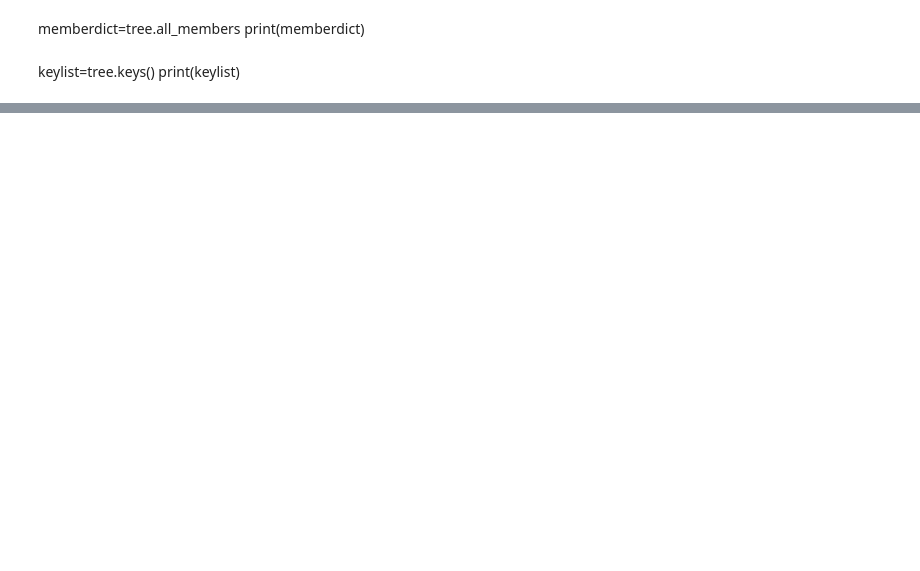
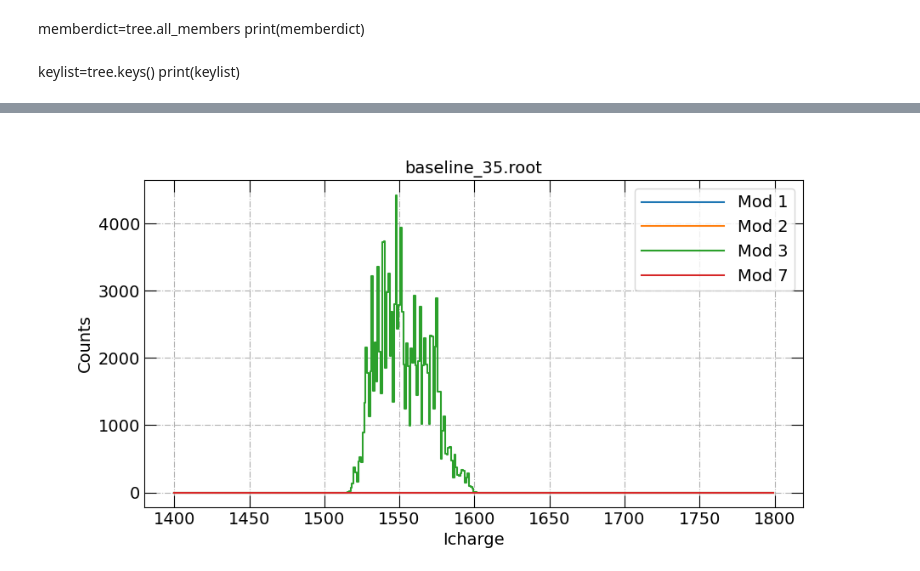
Before and after one commit to dolekVT/pymapmt, a Jupyter notebook: 01_maPMT.ipynb, the cells around one changed output, grey strips where cells are left out. Cells and saved outputs as stored; diff of their text form; code cells hidden in the pictures; blank space fills up the shorter version.

```diff
--- a/01_maPMT.ipynb
+++ b/01_maPMT.ipynb
@@ -38,0 +66,84 @@ Time taken to read and concatenate the data: 0.50 seconds
+# %%
+%matplotlib widget
+
+import os
+import uproot
+import awkward as ak
+import numpy as np
+import re
+# Define the path to the directory containing the ROOT files
+data_dir = '/home/fdolek/work/data/'
+
+# Get a list of all ROOT files in the directory
+root_files = [os.path.join(data_dir, f) for f in os.listdir(data_dir) if f.endswith('.root')]
+
+# Process all files or just a single file
+process_all_files = False
+single_file_name = 'baseline_35.root'
+
+for root_file in root_files:
+    if not process_all_files and os.path.basename(root_file) != single_file_name:
+        continue
+    print(root_file)
+    ###################### Your code here##################################
+
+    all_arrays = []
+    file = uproot.open(root_file)
+    tree = file["ntuple_sig"]
+    all_data = tree.arrays()
+    all_arrays += [ak.to_numpy(all_data[branch]) for branch in tree.keys()]
+
+    # Stack arrays horizontally
+    all_arrays_stacked = np.vstack(all_arrays)
+
+    smodule= all_arrays_stacked[64]
+    stype= all_arrays_stacked[65]
+    slen= all_arrays_stacked[66]
+    stime_sec_high= all_arrays_stacked[67]
+    stime_sec_low= all_arrays_stacked[68]
+    stime_16ns_high= all_arrays_stacked[69]
+    stime_16ns_low= all_arrays_stacked[70]
+    channels=all_arrays_stacked[:64]
+
+    low100 = stime_16ns_low <= 10
+    mid2000 = (stime_16ns_low >= 10) & (stime_16ns_low <= 2000)
+    high2000 = stime_16ns_low > 2000
+
+    mod1 = smodule == 1
+    mod2 = smodule == 2
+    mod3 = smodule == 3
+    mod7 = smodule == 7
+
+    def plot_histograms(channels, mod_masks, bin_range, bin_width, title):
+        fig, ax = plt.subplots()
+        fig.set_size_inches(10, 5)
+
+        for i, mod_mask in enumerate(mod_masks):
+            hist, bin_edges = np.histogram(channels[:, mod_mask[0] & high2000 ].flatten(), bins=int((bin_range[1]-bin_range[0])/bin_width), range=bin_range)
+
+            plt.step(bin_edges[:-1], hist, where='mid', label=mod_labels[i])
+
+
+        plt.xlabel('Icharge')
+        plt.ylabel('Counts')
+        #ax.set_yscale('log')
+        plt.title(title)
+        plt.legend()
+        plt.show()
+
+    # Define the modulation masks and labels
+    mod_masks = [mod1, mod2, mod3, mod7]
+    mod_labels = ['Mod 1', 'Mod 2', 'Mod 3', 'Mod 7']
+
+    # Define the bin range and width
+    #bin_range = (1000, 4000)
+    #bin_width = 10
+    bin_range = (1400, 1800)
+    bin_width = 1
+
+    # Set the title of the plot to the file name
+    title = os.path.basename(root_file)
+
+    # Plot the histograms
+    plot_histograms(channels, mod_masks, bin_range, bin_width, title)
+# %% [output]
@@ -39 +151,2 @@ Time taken to read and concatenate the data: 0.50 seconds
+[figure, added]
 # %%
```
Also changed, not shown: parts of 11 cells of this notebook.
